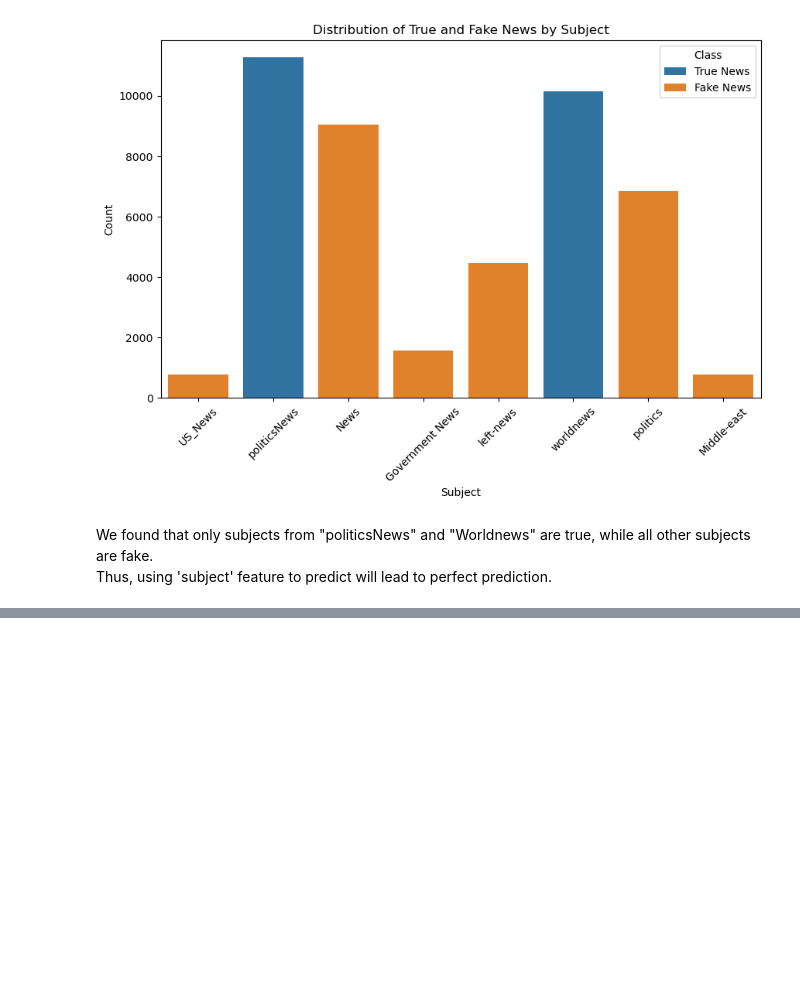
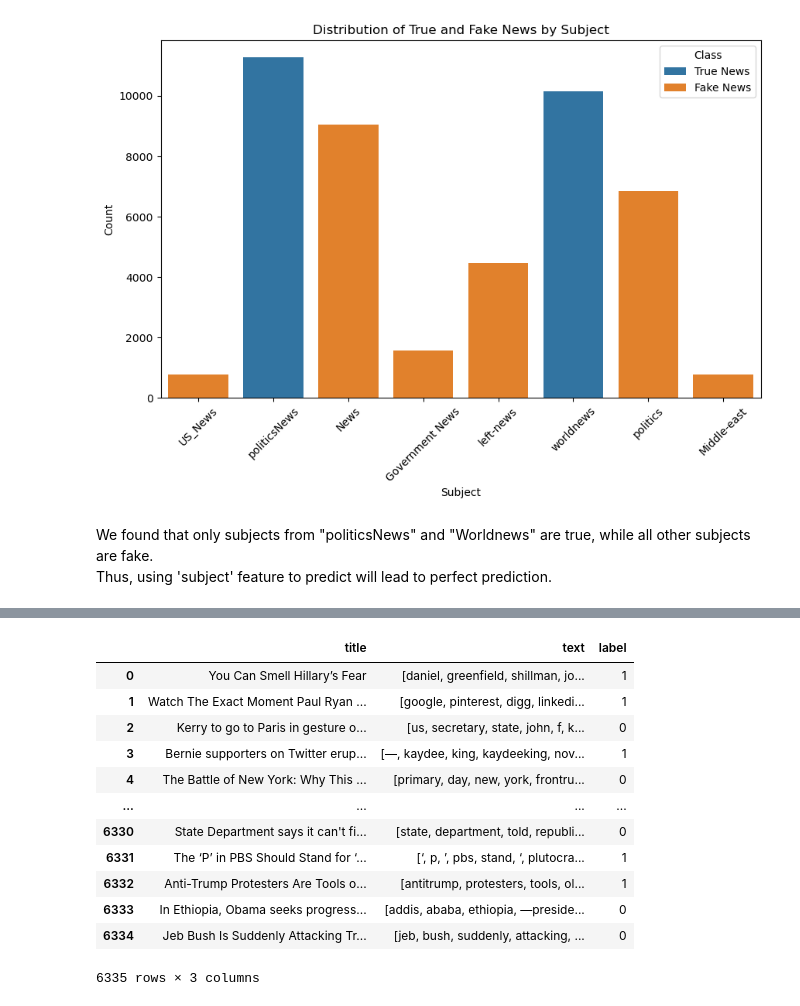
Before and after one commit to rsm-yuc172/MGTA_415_Fake_News_Detection, a Jupyter notebook: 415_Fake_News_Detection.ipynb, the cells around one changed output, grey strips where cells are left out. Cells and saved outputs as stored; diff of their text form; code cells hidden in the pictures; blank space fills up the shorter version.

```diff
--- a/415_Fake_News_Detection.ipynb
+++ b/415_Fake_News_Detection.ipynb
@@ -271,0 +208,16 @@ Name: text, dtype: object
+# %%
+test_set
+# %% [output]
+|  | title | text | label |
+| 0 | You Can Smell Hillary’s Fear | [daniel, greenfield, shillman, jo... | 1 |
+| 1 | Watch The Exact Moment Paul Ryan ... | [google, pinterest, digg, linkedi... | 1 |
+| 2 | Kerry to go to Paris in gesture o... | [us, secretary, state, john, f, k... | 0 |
+| 3 | Bernie supporters on Twitter erup... | [—, kaydee, king, kaydeeking, nov... | 1 |
+| 4 | The Battle of New York: Why This ... | [primary, day, new, york, frontru... | 0 |
+| ... | ... | ... | ... |
+| 6330 | State Department says it can't fi... | [state, department, told, republi... | 0 |
+| 6331 | The ‘P’ in PBS Should Stand for ‘... | [‘, p, ’, pbs, stand, ‘, plutocra... | 1 |
+| 6332 | Anti-Trump Protesters Are Tools o... | [antitrump, protesters, tools, ol... | 1 |
+| 6333 | In Ethiopia, Obama seeks progress... | [addis, ababa, ethiopia, —preside... | 0 |
+| 6334 | Jeb Bush Is Suddenly Attacking Tr... | [jeb, bush, suddenly, attacking, ... | 0 |
+6335 rows × 3 columns
```
Also changed, not shown: parts of 117 cells of this notebook.
